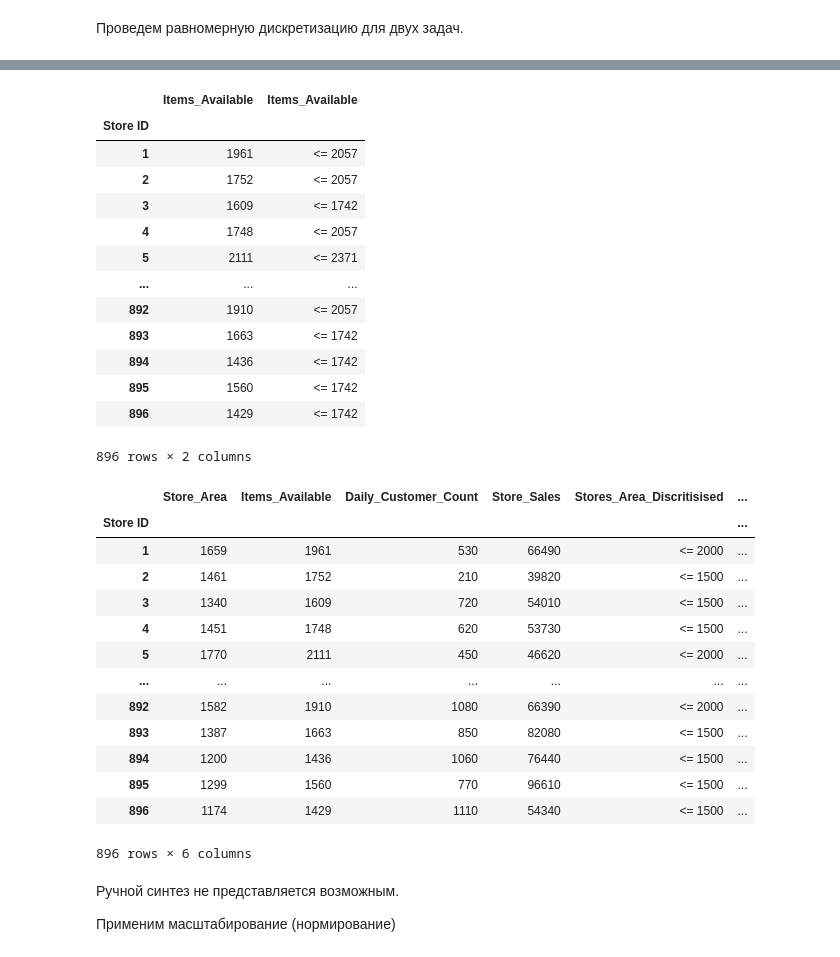
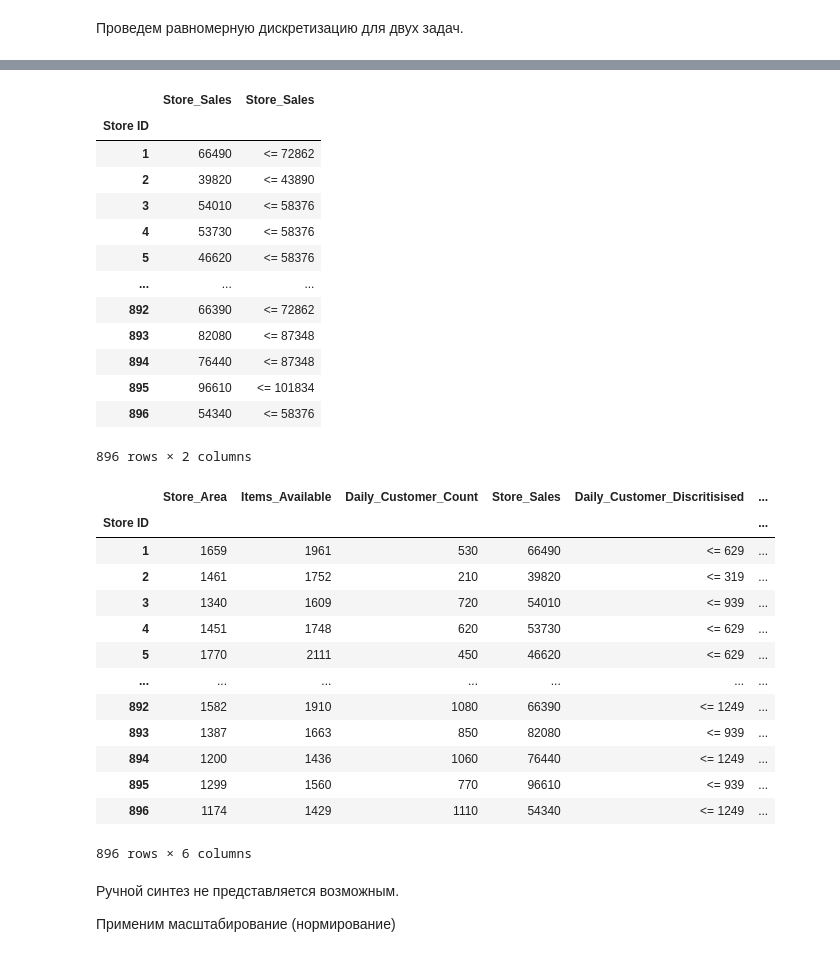
Before and after one commit to Shadowik2306/Data_Science_university_course, a Jupyter notebook: src/3LabNotebook.ipynb, the cells around one changed output, grey strips where cells are left out. Saved outputs shown, nothing was run; the diff lists cells and outputs as text; code cells hidden in the pictures.

```diff
--- a/src/3LabNotebook.ipynb
+++ b/src/3LabNotebook.ipynb
@@ -57,12 +57,12 @@ df = pd.read_csv(dataset_path, index_col="Store ID ")
 # %% [markdown]
 Проведем равномерную дискретизацию для двух задач.
 # %%
-stores_area_discret_labels = []
-stores_area_daily_customers = 6
+daily_customers_discret_labels = []
+num_of_bins_daily_customers = 6
 
-bin_edges_stores_area = np.linspace(500, 3000, stores_area_daily_customers)
-for max_edge in bin_edges_stores_area[1:]:
-    stores_area_discret_labels.append(f" <= {int(max_edge)}")
+bin_edges_daily_customers = np.linspace(9, 1560, num_of_bins_daily_customers)
+for max_edge in bin_edges_daily_customers[1:]:
+    daily_customers_discret_labels.append(f" <= {int(max_edge)}")
 
-bin_edges_stores_area, stores_area_discret_labels
+bin_edges_daily_customers, daily_customers_discret_labels
 # %% [output]
@@ -87,12 +87,12 @@ pd.concat([df["Store_Area"], pd.cut(df["Store_Area"], list(bin_edges_stores_area
 896 rows × 2 columns
 # %%
-items_discret_labels = []
-num_of_bins_items = 8
+daily_sales_discret_labels = []
+num_of_bins_daily_sales = 8
 
-bin_edges_items = np.linspace(800, 3000, num_of_bins_items)
+bin_edges_daily_sales = np.linspace(14919, 116320, num_of_bins_daily_sales)
 
-for max_edge in bin_edges_items[1:]:
-    items_discret_labels.append(f" <= {int(max_edge)}")
+for max_edge in bin_edges_daily_sales[1:]:
+    daily_sales_discret_labels.append(f" <= {int(max_edge)}")
 
-bin_edges_items, items_discret_labels
+bin_edges_daily_sales, daily_sales_discret_labels
 # %% [output]
@@ -108,39 +108,39 @@ bin_edges_items, items_discret_labels
 # %%
-pd.concat([df["Items_Available"], pd.cut(df["Items_Available"], list(bin_edges_items), labels=items_discret_labels)], axis=1)
+pd.concat([df["Store_Sales"], pd.cut(df["Store_Sales"], list(bin_edges_daily_sales), labels=daily_sales_discret_labels)], axis=1)
 # %% [output]
-|  | Items_Available | Items_Available |
+|  | Store_Sales | Store_Sales |
 | Store ID |  |  |
-| 1 | 1961 | <= 2057 |
-| 2 | 1752 | <= 2057 |
-| 3 | 1609 | <= 1742 |
-| 4 | 1748 | <= 2057 |
-| 5 | 2111 | <= 2371 |
+| 1 | 66490 | <= 72862 |
+| 2 | 39820 | <= 43890 |
+| 3 | 54010 | <= 58376 |
+| 4 | 53730 | <= 58376 |
+| 5 | 46620 | <= 58376 |
 | ... | ... | ... |
-| 892 | 1910 | <= 2057 |
-| 893 | 1663 | <= 1742 |
-| 894 | 1436 | <= 1742 |
-| 895 | 1560 | <= 1742 |
-| 896 | 1429 | <= 1742 |
+| 892 | 66390 | <= 72862 |
+| 893 | 82080 | <= 87348 |
+| 894 | 76440 | <= 87348 |
+| 895 | 96610 | <= 101834 |
+| 896 | 54340 | <= 58376 |
 896 rows × 2 columns
 # %%
-df["Stores_Area_Discritisised"] = pd.cut(df["Store_Area"], list(bin_edges_stores_area), labels=stores_area_discret_labels)
-df["Items_Available_Discritisised"] = pd.cut(df["Items_Available"], list(bin_edges_items), labels=items_discret_labels)
+df["Daily_Customer_Discritisised"] = pd.cut(df["Daily_Customer_Count"], list(bin_edges_daily_customers), labels=daily_customers_discret_labels)
+df["Store_Sales_Discritisised"] = pd.cut(df["Store_Sales"], list(bin_edges_daily_sales), labels=daily_sales_discret_labels)
 
 df
 # %% [output]
-|  | Store_Area | Items_Available | Daily_Customer_Count | Store_Sales | Stores_Area_Discritisised | ... |
+|  | Store_Area | Items_Available | Daily_Customer_Count | Store_Sales | Daily_Customer_Discritisised | ... |
 | Store ID |  |  |  |  |  | ... |
-| 1 | 1659 | 1961 | 530 | 66490 | <= 2000 | ... |
-| 2 | 1461 | 1752 | 210 | 39820 | <= 1500 | ... |
-| 3 | 1340 | 1609 | 720 | 54010 | <= 1500 | ... |
-| 4 | 1451 | 1748 | 620 | 53730 | <= 1500 | ... |
-| 5 | 1770 | 2111 | 450 | 46620 | <= 2000 | ... |
+| 1 | 1659 | 1961 | 530 | 66490 | <= 629 | ... |
+| 2 | 1461 | 1752 | 210 | 39820 | <= 319 | ... |
+| 3 | 1340 | 1609 | 720 | 54010 | <= 939 | ... |
+| 4 | 1451 | 1748 | 620 | 53730 | <= 629 | ... |
+| 5 | 1770 | 2111 | 450 | 46620 | <= 629 | ... |
 | ... | ... | ... | ... | ... | ... | ... |
-| 892 | 1582 | 1910 | 1080 | 66390 | <= 2000 | ... |
-| 893 | 1387 | 1663 | 850 | 82080 | <= 1500 | ... |
-| 894 | 1200 | 1436 | 1060 | 76440 | <= 1500 | ... |
-| 895 | 1299 | 1560 | 770 | 96610 | <= 1500 | ... |
-| 896 | 1174 | 1429 | 1110 | 54340 | <= 1500 | ... |
+| 892 | 1582 | 1910 | 1080 | 66390 | <= 1249 | ... |
+| 893 | 1387 | 1663 | 850 | 82080 | <= 939 | ... |
+| 894 | 1200 | 1436 | 1060 | 76440 | <= 1249 | ... |
+| 895 | 1299 | 1560 | 770 | 96610 | <= 939 | ... |
+| 896 | 1174 | 1429 | 1110 | 54340 | <= 1249 | ... |
 896 rows × 6 columns
 # %% [markdown]
 Ручной синтез не представляется возможным.
```
Also changed, not shown: parts of 6 cells of this notebook.
